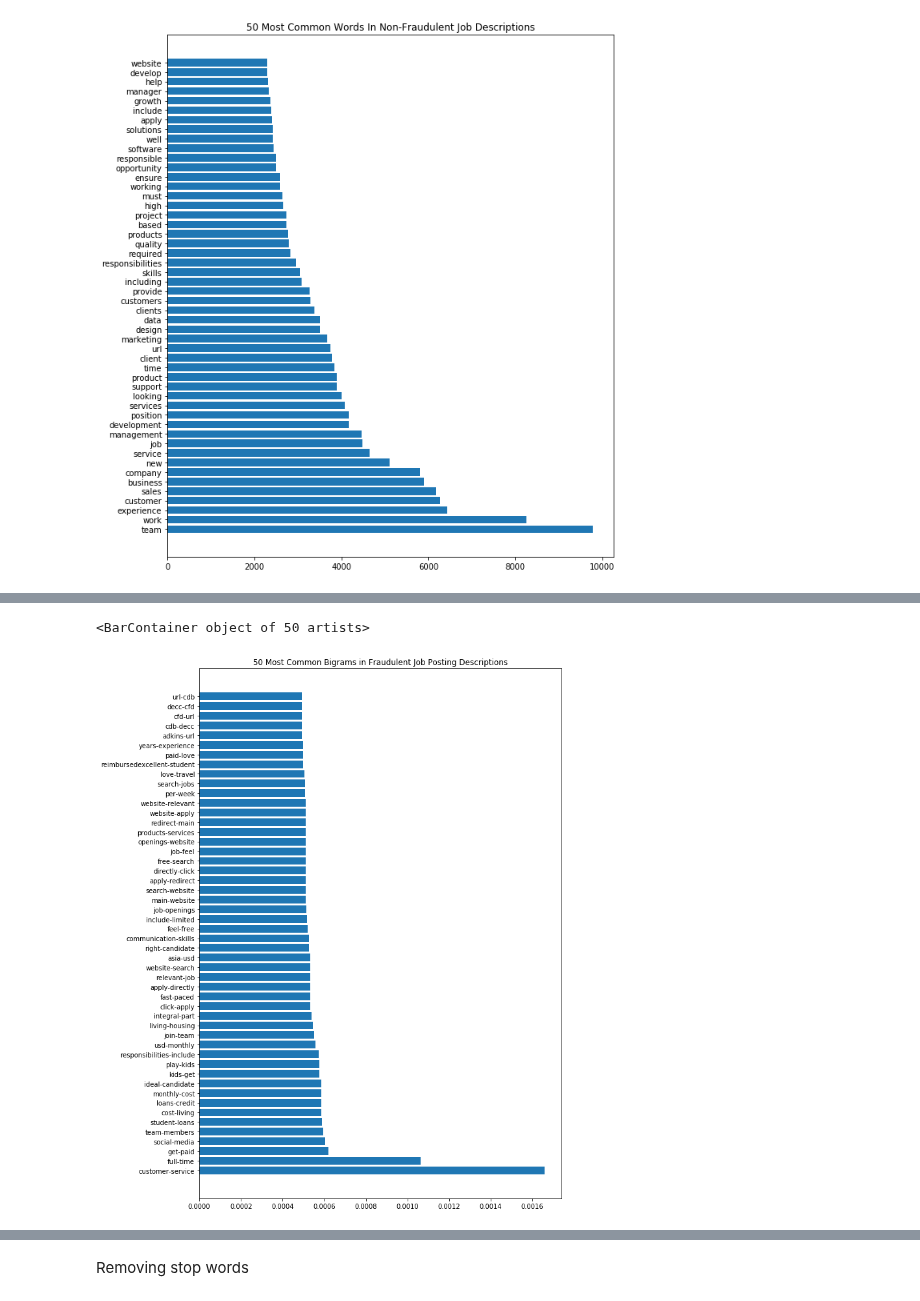
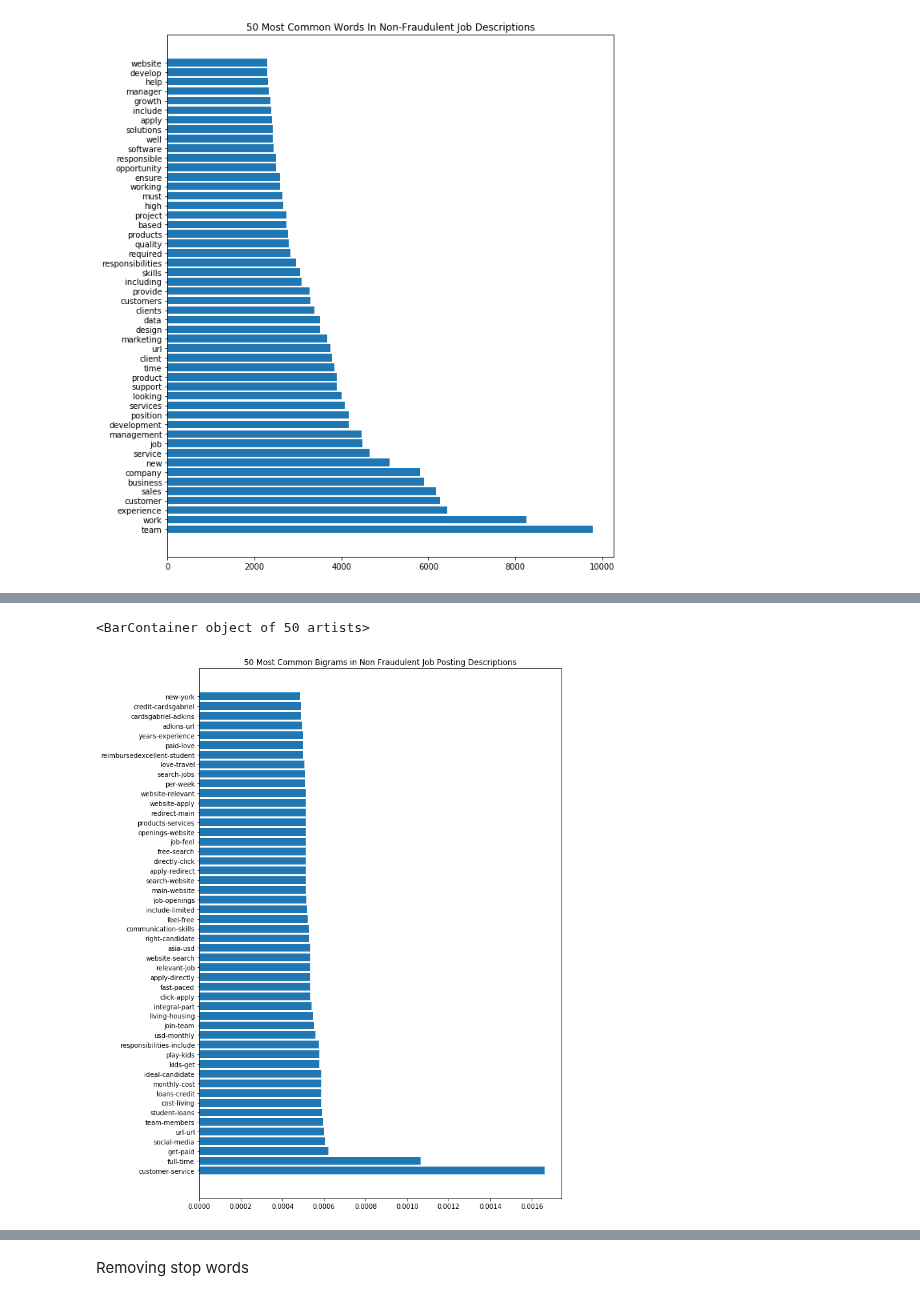
Before and after one commit to rmlevy1/nyc-mhtn-ds-010620-lectures, a Jupyter notebook: Mod 6 project EDA.ipynb, the cells around one changed output, grey strips where cells are left out. Cells and saved outputs as stored; diff of their text form; code cells hidden in the pictures.

```diff
--- a/Mod 6 project EDA.ipynb
+++ b/Mod 6 project EDA.ipynb
@@ -328,7 +328,7 @@ fdescription_bigrams_scored[:50]
 # %%
-bigrams_50 = fdescription_bigrams_scored[:50]
-fbigram = ['-'.join(bigram) for bigram, freq in bigrams_50]
-freq = [freq for bigram,freq in bigrams_50]
+f_bigrams_50 = fdescription_bigrams_scored[:50]
+fbigram = ['-'.join(bigram) for bigram, freq in f_bigrams_50]
+freq = [freq for bigram,freq in f_bigrams_50]
 
 plt.figure(figsize=(10,15))
 plt.title('50 Most Common Bigrams in Fraudulent Job Posting Descriptions')
@@ -338,0 +341,5 @@ plt.barh(fbigram, freq)
+# %%
+trigram_measures = nltk.collocations.TrigramAssocMeasures
+fdescription_finder = TrigramCollocationFinder.from_words(f_description_stopped)
+fdescription_trigrams_scored = fdescription_finder.score_ngrams(trigram_measures.raw_freq)
+fdescription_trigrams_scored[:50]
@@ -338,0 +364,8 @@ plt.barh(fbigram, freq)
+# %%
+trigrams_50 = fdescription_trigrams_scored[:50]
+ftrigram = ['-'.join(trigram) for trigram, freq in trigrams_50]
+freq = [freq for trigram,freq in trigrams_50]
+
+plt.figure(figsize=(10,15))
+plt.title('50 Most Common Trigrams in Fraudulent Job Posting Descriptions')
+plt.barh(ftrigram, freq)
@@ -442,11 +478,11 @@ nfdescription_bigrams_scored[:50]
 # %%
-bigrams_50 = nfdescription_bigrams_scored[:50]
-nfbigram = ['-'.join(bigram) for bigram, freq in bigrams_50]
-freq = [freq for bigram,freq in bigrams_50]
+nf_bigrams_50 = nfdescription_bigrams_scored[:50]
+nfbigram = ['-'.join(bigram) for bigram, freq in nf_bigrams_50]
+freq = [freq for bigram,freq in nf_bigrams_50]
 
 plt.figure(figsize=(10,15))
-plt.title('50 Most Common Bigrams in Fraudulent Job Posting Descriptions')
+plt.title('50 Most Common Bigrams in Non Fraudulent Job Posting Descriptions')
 plt.barh(nfbigram, freq)
 # %% [output]
 <BarContainer object of 50 artists>
-[figure, old version]
+[figure, new version]
```
Also changed, not shown: parts of 35 cells of this notebook.
